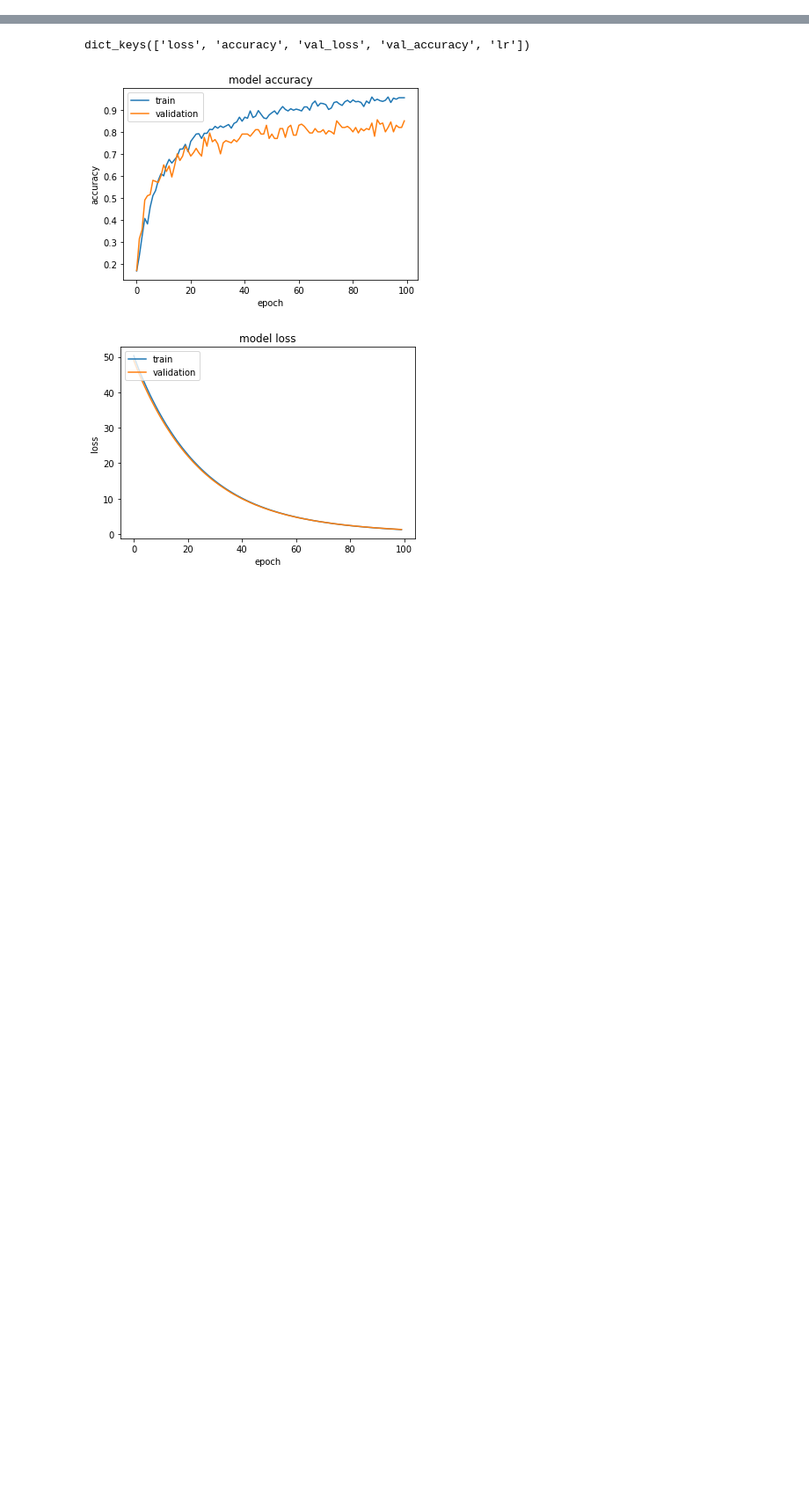
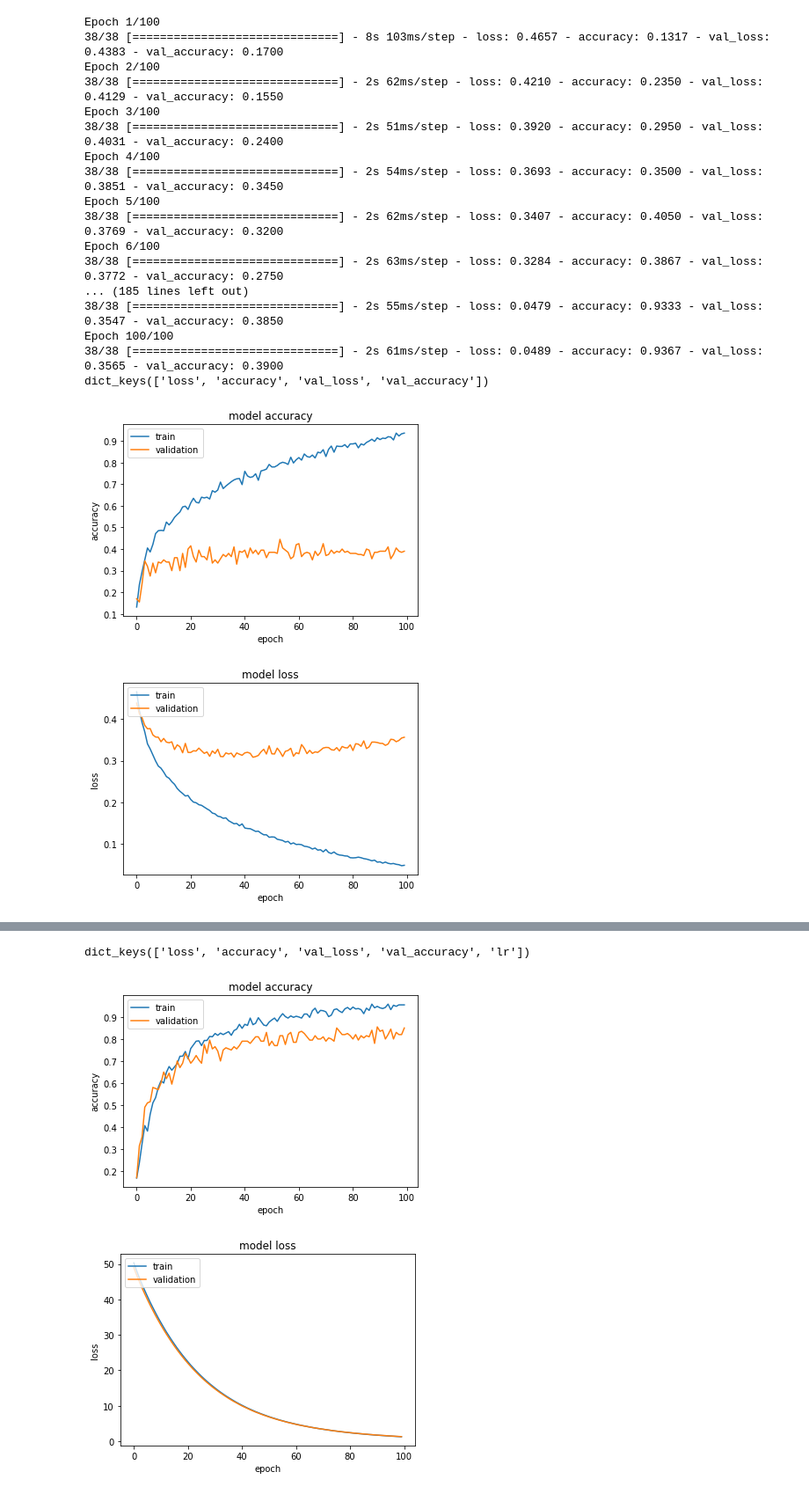
Before and after one commit to yeshipursley/DLCV, a Jupyter notebook: dlcv-assignment.ipynb, the cells around one changed output, grey strips where cells are left out. Shown: that part at 88% size. Cells and saved outputs as stored; diff of their text form; code cells hidden in the pictures; blank space fills up the shorter version.

```diff
--- a/dlcv-assignment.ipynb
+++ b/dlcv-assignment.ipynb
@@ -96,0 +197,46 @@ _________________________________________________________________
+# %%
+# Transfer learning ResNet101
+from keras.applications import ResNet101, InceptionV3, DenseNet121
+from keras import regularizers
+from keras.callbacks import LearningRateScheduler
+import math
+
+vgg_base = ResNet101(weights="imagenet", include_top=False, input_shape=(128,128,3))
+
+for layer in vgg_base.layers:
+    layer.trainable = False
+
+model = Sequential()
+model.add(vgg_base)
+model.add(Flatten())
+model.add(Dense(256, activation="relu"))
+model.add(Dense(10, activation = "softmax"))
+
+
+opt = Adam(learning_rate=1e-4)
+EPOCHS=100
+model.compile(loss="categorical_focal_crossentropy", optimizer=opt, metrics=["accuracy"])
+H = model.fit(train_generator, validation_data = test_generator, epochs=EPOCHS)
+
+#plot
+plot_results(H)
+# %% [output]
+Epoch 1/100
+38/38 [==============================] - 8s 103ms/step - loss: 0.4657 - accuracy: 0.1317 - val_loss: 0.4383 - val_accuracy: 0.1700
+Epoch 2/100
+38/38 [==============================] - 2s 62ms/step - loss: 0.4210 - accuracy: 0.2350 - val_loss: 0.4129 - val_accuracy: 0.1550
+Epoch 3/100
+38/38 [==============================] - 2s 51ms/step - loss: 0.3920 - accuracy: 0.2950 - val_loss: 0.4031 - val_accuracy: 0.2400
+Epoch 4/100
+38/38 [==============================] - 2s 54ms/step - loss: 0.3693 - accuracy: 0.3500 - val_loss: 0.3851 - val_accuracy: 0.3450
+Epoch 5/100
+38/38 [==============================] - 2s 62ms/step - loss: 0.3407 - accuracy: 0.4050 - val_loss: 0.3769 - val_accuracy: 0.3200
+Epoch 6/100
+38/38 [==============================] - 2s 63ms/step - loss: 0.3284 - accuracy: 0.3867 - val_loss: 0.3772 - val_accuracy: 0.2750
+... (185 lines left out)
+38/38 [==============================] - 2s 55ms/step - loss: 0.0479 - accuracy: 0.9333 - val_loss: 0.3547 - val_accuracy: 0.3850
+Epoch 100/100
+38/38 [==============================] - 2s 61ms/step - loss: 0.0489 - accuracy: 0.9367 - val_loss: 0.3565 - val_accuracy: 0.3900
+dict_keys(['loss', 'accuracy', 'val_loss', 'val_accuracy'])
+[figure, added]
+[figure, added]
```
Also changed, not shown: parts of 11 cells of this notebook.
